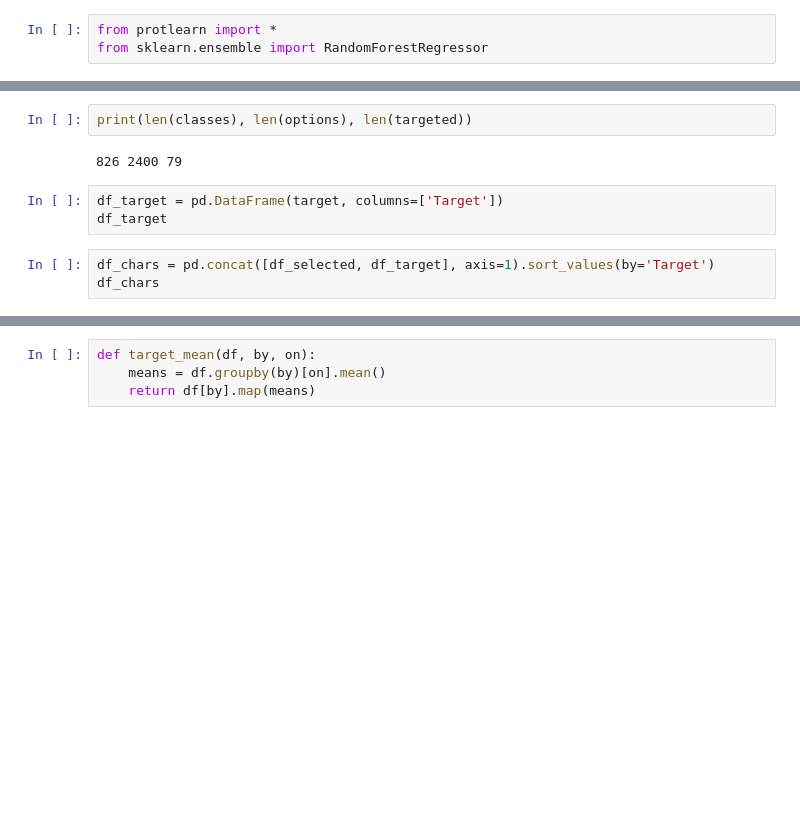
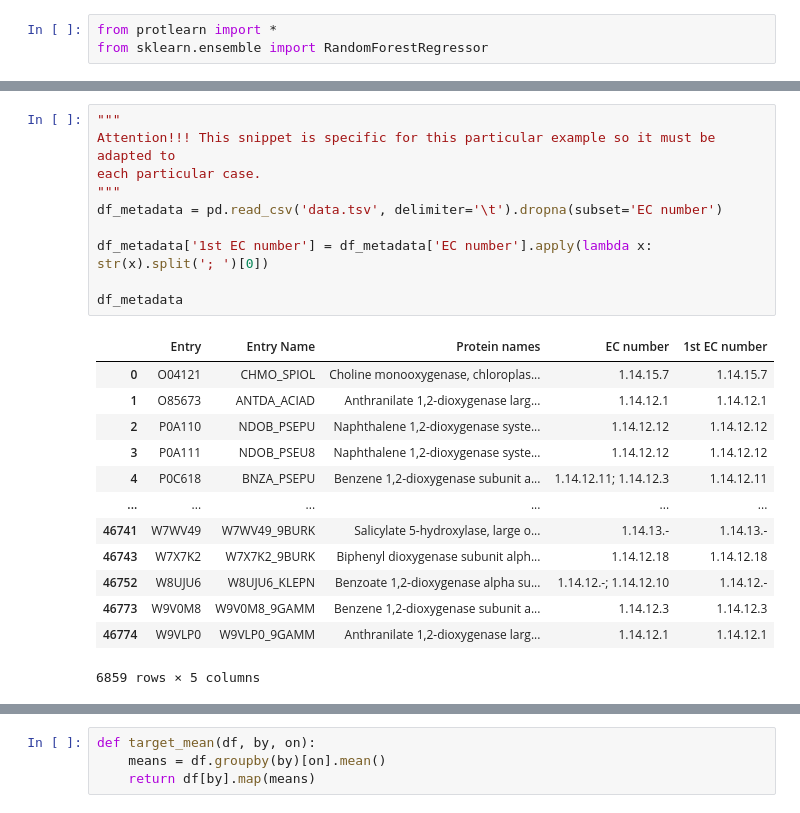
Before and after one commit to lcobiodata/msautils, a Jupyter notebook: examples/ring-hydroxylating_dioxygenase/example_ring-hydroxylating_dioxygenase.ipynb, the cells around one changed output, grey strips where cells are left out. Drawn from its saved outputs; the diff is of its cells as text; blank space fills up the shorter version.

```diff
--- a/examples/ring-hydroxylating_dioxygenase/example_ring-hydroxylating_dioxygenase.ipynb
+++ b/examples/ring-hydroxylating_dioxygenase/example_ring-hydroxylating_dioxygenase.ipynb
@@ -144,10 +104,24 @@ targeted
-# %%
-print(len(classes), len(options), len(targeted))
-# %% [output]
-826 2400 79
-# %%
-df_target = pd.DataFrame(target, columns=['Target'])
-df_target
-# %%
-df_chars = pd.concat([df_selected, df_target], axis=1).sort_values(by='Target')
-df_chars
+# %%
+"""
+Attention!!! This snippet is specific for this particular example so it must be adapted to
+each particular case.
+"""
+df_metadata = pd.read_csv('data.tsv', delimiter='\t').dropna(subset='EC number')
+
+df_metadata['1st EC number'] = df_metadata['EC number'].apply(lambda x: str(x).split('; ')[0])
+
+df_metadata
+# %% [output]
+|  | Entry | Entry Name | Protein names | EC number | 1st EC number |
+| 0 | O04121 | CHMO_SPIOL | Choline monooxygenase, chloroplas... | 1.14.15.7 | 1.14.15.7 |
+| 1 | O85673 | ANTDA_ACIAD | Anthranilate 1,2-dioxygenase larg... | 1.14.12.1 | 1.14.12.1 |
+| 2 | P0A110 | NDOB_PSEPU | Naphthalene 1,2-dioxygenase syste... | 1.14.12.12 | 1.14.12.12 |
+| 3 | P0A111 | NDOB_PSEU8 | Naphthalene 1,2-dioxygenase syste... | 1.14.12.12 | 1.14.12.12 |
+| 4 | P0C618 | BNZA_PSEPU | Benzene 1,2-dioxygenase subunit a... | 1.14.12.11; 1.14.12.3 | 1.14.12.11 |
+| ... | ... | ... | ... | ... | ... |
+| 46741 | W7WV49 | W7WV49_9BURK | Salicylate 5-hydroxylase, large o... | 1.14.13.- | 1.14.13.- |
+| 46743 | W7X7K2 | W7X7K2_9BURK | Biphenyl dioxygenase subunit alph... | 1.14.12.18 | 1.14.12.18 |
+| 46752 | W8UJU6 | W8UJU6_KLEPN | Benzoate 1,2-dioxygenase alpha su... | 1.14.12.-; 1.14.12.10 | 1.14.12.- |
+| 46773 | W9V0M8 | W9V0M8_9GAMM | Benzene 1,2-dioxygenase subunit a... | 1.14.12.3 | 1.14.12.3 |
+| 46774 | W9VLP0 | W9VLP0_9GAMM | Anthranilate 1,2-dioxygenase larg... | 1.14.12.1 | 1.14.12.1 |
+6859 rows × 5 columns
```
Also changed, not shown: parts of 26 cells of this notebook, 3 other files.
